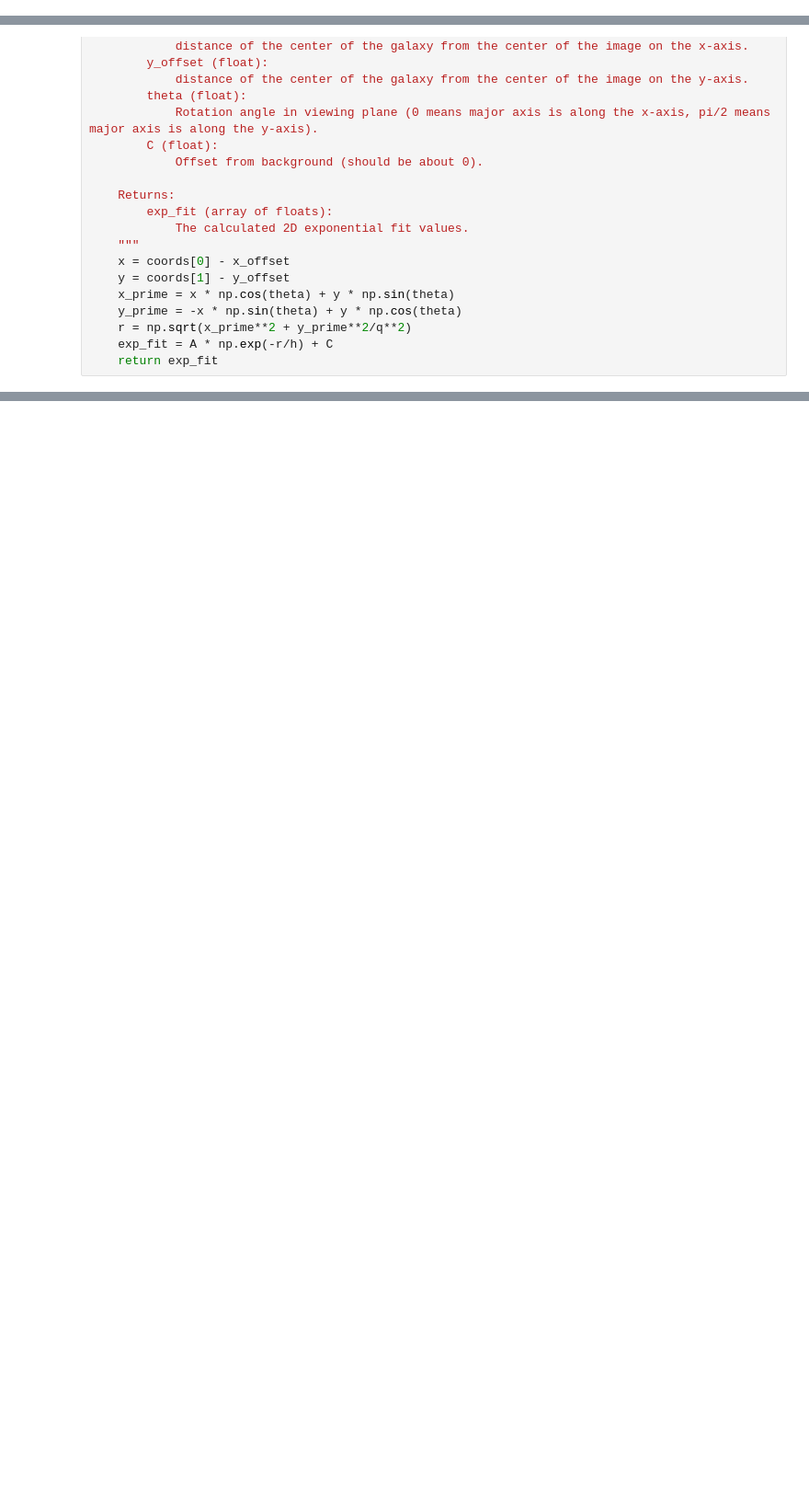
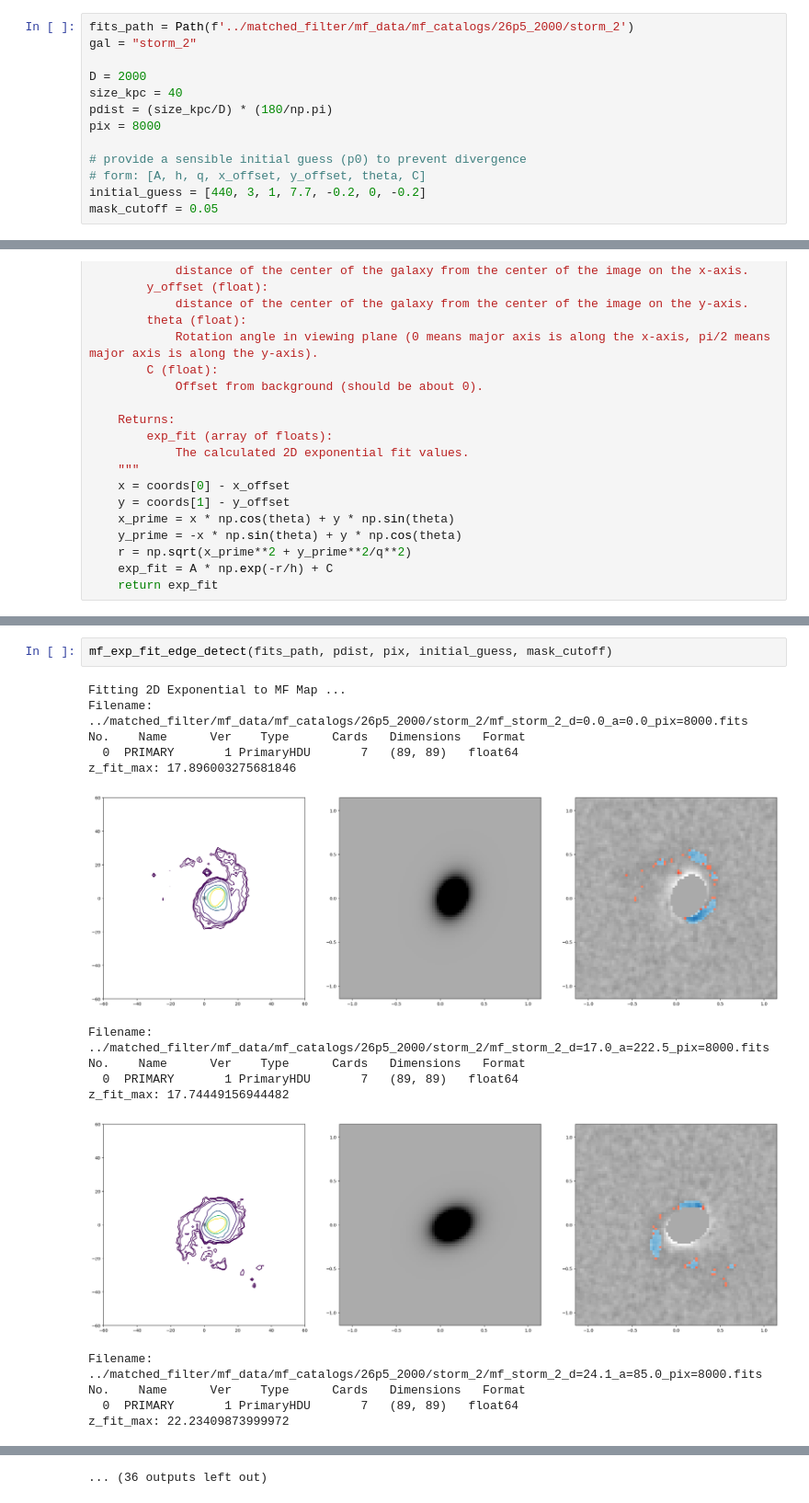
Before and after one commit to dimitra-giantsidi/galaxy-merging-angles, a Jupyter notebook: substructure_detection/alt_stream_isolation.ipynb, the cells around one changed output, grey strips where cells are left out. Shown at 92% size. Saved outputs shown, nothing was run; the diff lists cells and outputs as text; blank space fills up the shorter version.

Commit message:
ran matched filters and updated alt_stream_isolation

```diff
--- a/substructure_detection/alt_stream_isolation.ipynb
+++ b/substructure_detection/alt_stream_isolation.ipynb
@@ -1,3 +8,16 @@
+# %%
+fits_path = Path(f'../matched_filter/mf_data/mf_catalogs/26p5_2000/storm_2')
+gal = "storm_2"
+
+D = 2000
+size_kpc = 40
+pdist = (size_kpc/D) * (180/np.pi)
+pix = 8000
+
+# provide a sensible initial guess (p0) to prevent divergence
+# form: [A, h, q, x_offset, y_offset, theta, C]
+initial_guess = [440, 3, 1, 7.7, -0.2, 0, -0.2]
+mask_cutoff = 0.05
 # %%
 # 2d fitting function, pass to the func below - copy past from dimitra + nolan
 def twoD_exponential(coords, A, h, q, x_offset, y_offset, theta, C):
@@ -137,2 +175,20 @@ def mf_exp_fit_edge_detect(plotdir,field,pdist,pix,initial_guess,mask_cutoff = 0
 
     return
+# %%
+mf_exp_fit_edge_detect(fits_path, pdist, pix, initial_guess, mask_cutoff)
+# %% [output]
+Fitting 2D Exponential to MF Map ...
+Filename: ../matched_filter/mf_data/mf_catalogs/26p5_2000/storm_2/mf_storm_2_d=0.0_a=0.0_pix=8000.fits
+No.    Name      Ver    Type      Cards   Dimensions   Format
+  0  PRIMARY       1 PrimaryHDU       7   (89, 89)   float64
+z_fit_max: 17.896003275681846
+[figure, added]
+Filename: ../matched_filter/mf_data/mf_catalogs/26p5_2000/storm_2/mf_storm_2_d=17.0_a=222.5_pix=8000.fits
+No.    Name      Ver    Type      Cards   Dimensions   Format
+  0  PRIMARY       1 PrimaryHDU       7   (89, 89)   float64
+z_fit_max: 17.74449156944482
+[figure, added]
+Filename: ../matched_filter/mf_data/mf_catalogs/26p5_2000/storm_2/mf_storm_2_d=24.1_a=85.0_pix=8000.fits
+No.    Name      Ver    Type      Cards   Dimensions   Format
+  0  PRIMARY       1 PrimaryHDU       7   (89, 89)   float64
+z_fit_max: 22.23409873999972
@@ -138,0 +211 @@ def mf_exp_fit_edge_detect(plotdir,field,pdist,pix,initial_guess,mask_cutoff = 0
+... (36 outputs left out)
```
Also changed, not shown: parts of 3 cells of this notebook, 1 other file.
